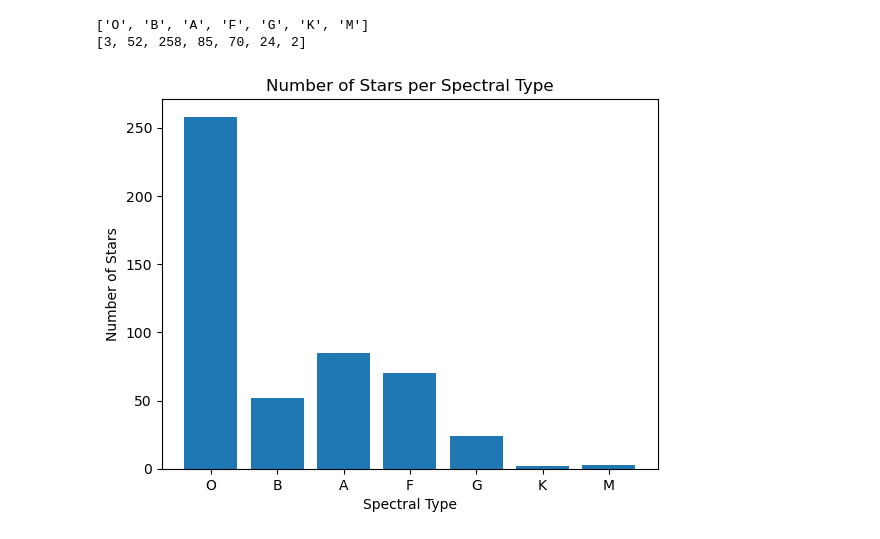
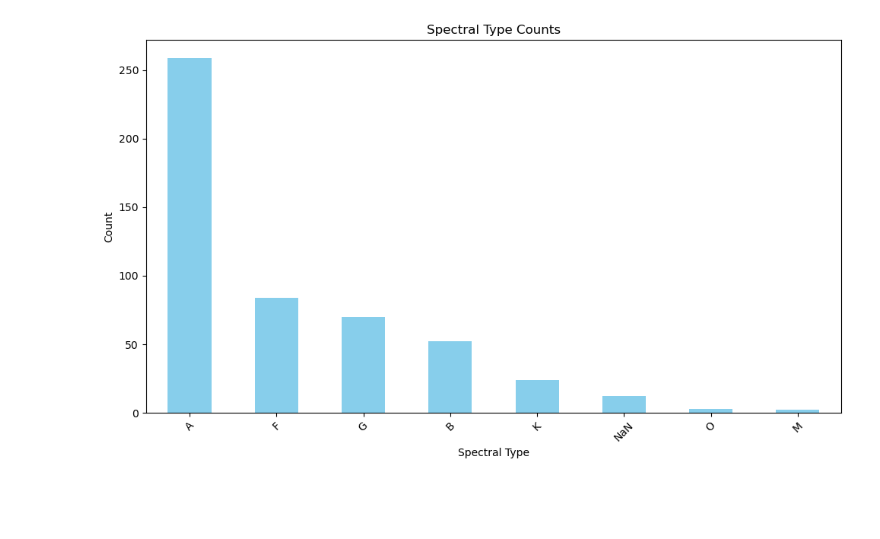
Before and after one commit to MuhammadArshad123/NGC1245, a Jupyter notebook: ngc.ipynb, the cells around one changed output. Cells and saved outputs as stored; diff of their text form; code cells hidden in the pictures; blank space fills up the shorter version.

Commit message:
Switched to Pandas, PDF Graphs

```diff
--- a/ngc.ipynb
+++ b/ngc.ipynb
@@ -70,0 +6,5 @@ plt.show()
+# %%
+file = "data/ngc1245.csv"
+#True color index = B - V - 0.96, where 0.96 is the reddening correction
+df = pd.read_csv(file)
+df.head()
@@ -70,0 +18,7 @@ plt.show()
+# %%
+reddening_value = 0.3 #magnitudes
+
+df['B-V'] = df['B']-df['V']
+df['V_corrected'] = df['V']-(3.2*reddening_value)
+df['B-V_corrected'] = df['B-V']-reddening_value
+df.head()
@@ -86,30 +70,22 @@ def classify_spectral_type(bv_value):
         return 'K'
     else:
         return 'M'
-
-spectral_types = np.vectorize(classify_spectral_type)(corrected_bv)
-# Filter out 'NaN' values from the array
-spectral_types= spectral_types[spectral_types != 'NaN']
-# Define the order of spectral types for plotting
-spectral_type_order = ['O', 'B', 'A', 'F', 'G', 'K', 'M']
-
-# Count the occurrences of each spectral type
-unique_spectral_types, counts = np.unique(spectral_types, return_counts=True)
-
-# Reorder the counts and spectral types based on the defined order
-ordered_counts = [counts[np.where(unique_spectral_types == stype)[0][0]] for stype in spectral_type_order]
-ordered_spectral_types = [stype for stype in spectral_type_order]
-print(ordered_spectral_types)
-print(ordered_counts)
-# %% [output]
-['O', 'B', 'A', 'F', 'G', 'K', 'M']
-[3, 52, 258, 85, 70, 24, 2]
+# %%
+# Apply the classify_spectral_type function to df['B-V_corrected']
+df['spectral_type'] = df['B-V_corrected'].apply(classify_spectral_type)
+
+# Count the occurrences of each spectral type
+spectral_type_counts = df['spectral_type'].value_counts()
 # %%
 # Create a bar graph
-plt.bar(ordered_spectral_types, counts)
+plt.figure(figsize=(10, 6))
+spectral_type_counts.plot(kind='bar', color='skyblue')
 plt.xlabel('Spectral Type')
-plt.ylabel('Number of Stars')
-plt.title('Number of Stars per Spectral Type')
+plt.ylabel('Count')
+plt.title('Spectral Type Counts')
+plt.xticks(rotation=45)
+plt.tight_layout()
+plt.savefig('SpectralCounts.pdf', format='pdf', bbox_inches='tight')
 plt.show()
 # %% [output]
-[figure, old version]
+[figure, new version]
```
Also changed, not shown: parts of 6 cells of this notebook, 4 other files.
